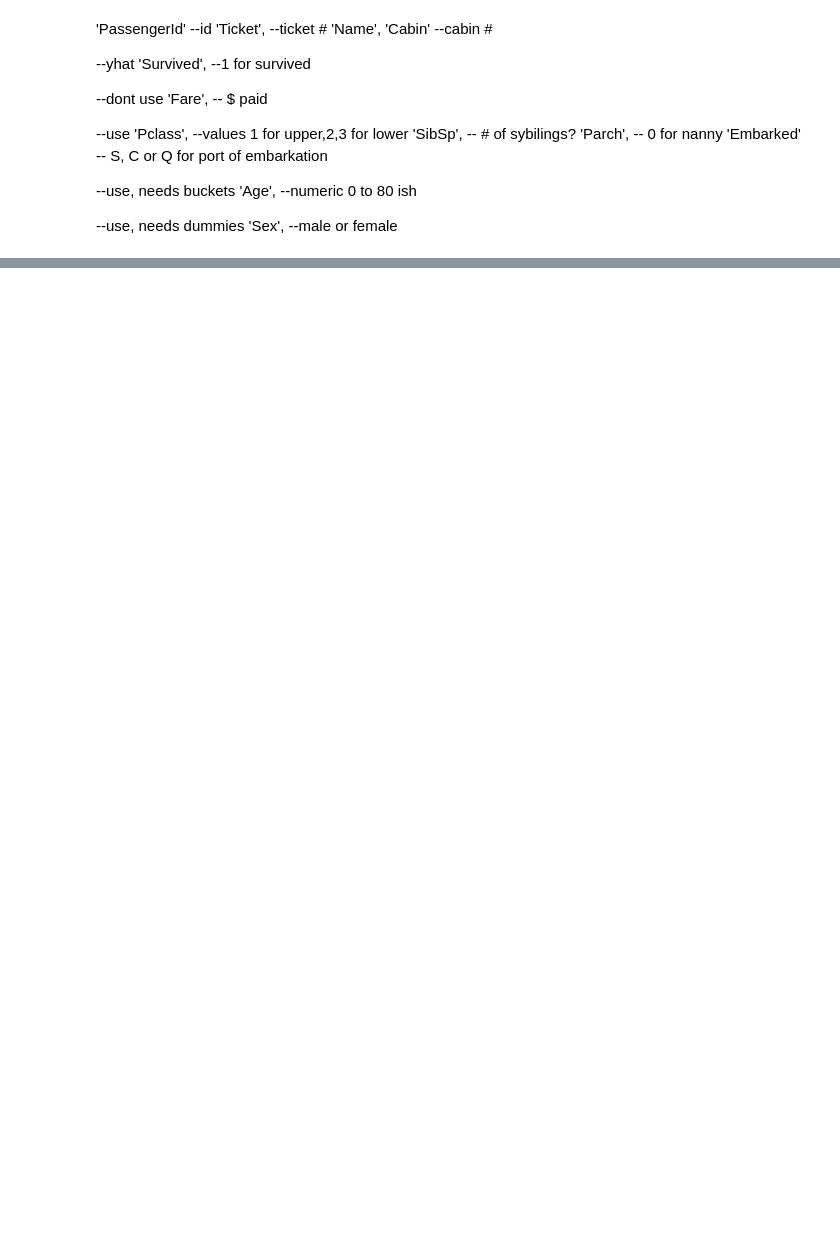
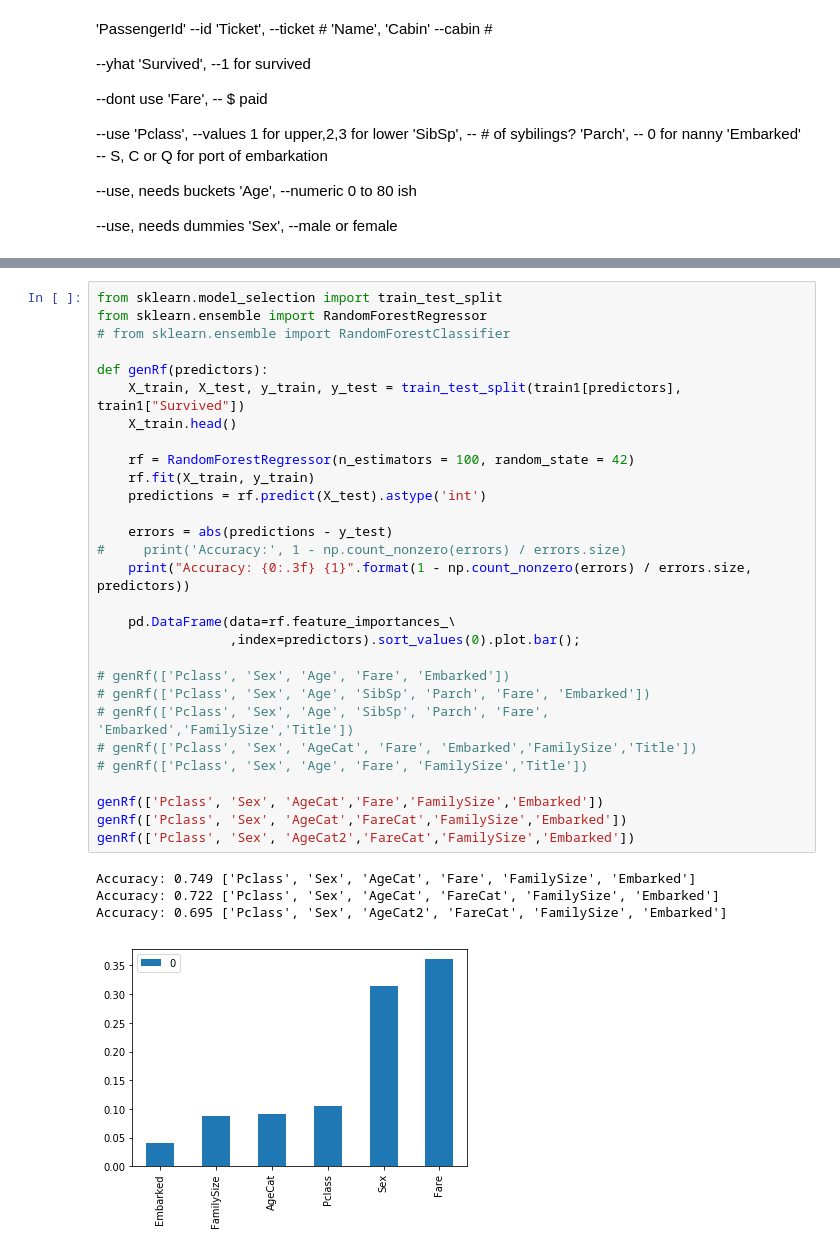
Before and after one commit to mondayn/py, a Jupyter notebook: titanic.ipynb, the cells around one changed output, grey strips where cells are left out. Drawn from its saved outputs; the diff is of its cells as text; blank space fills up the shorter version.

```diff
--- a/titanic.ipynb
+++ b/titanic.ipynb
@@ -79,0 +152,34 @@ Name: Fare, dtype: float64
+# %%
+from sklearn.model_selection import train_test_split
+from sklearn.ensemble import RandomForestRegressor
+# from sklearn.ensemble import RandomForestClassifier
+
+def genRf(predictors):
+    X_train, X_test, y_train, y_test = train_test_split(train1[predictors], train1["Survived"])
+    X_train.head()
+
+    rf = RandomForestRegressor(n_estimators = 100, random_state = 42)
+    rf.fit(X_train, y_train)
+    predictions = rf.predict(X_test).astype('int')
+
+    errors = abs(predictions - y_test)
+#     print('Accuracy:', 1 - np.count_nonzero(errors) / errors.size)
+    print("Accuracy: {0:.3f} {1}".format(1 - np.count_nonzero(errors) / errors.size, predictors))
+
+    pd.DataFrame(data=rf.feature_importances_\
+                 ,index=predictors).sort_values(0).plot.bar();
+
+# genRf(['Pclass', 'Sex', 'Age', 'Fare', 'Embarked'])
+# genRf(['Pclass', 'Sex', 'Age', 'SibSp', 'Parch', 'Fare', 'Embarked'])
+# genRf(['Pclass', 'Sex', 'Age', 'SibSp', 'Parch', 'Fare', 'Embarked','FamilySize','Title'])
+# genRf(['Pclass', 'Sex', 'AgeCat', 'Fare', 'Embarked','FamilySize','Title'])
+# genRf(['Pclass', 'Sex', 'Age', 'Fare', 'FamilySize','Title'])
+
+genRf(['Pclass', 'Sex', 'AgeCat','Fare','FamilySize','Embarked'])
+genRf(['Pclass', 'Sex', 'AgeCat','FareCat','FamilySize','Embarked'])
+genRf(['Pclass', 'Sex', 'AgeCat2','FareCat','FamilySize','Embarked'])
+# %% [output]
+Accuracy: 0.749 ['Pclass', 'Sex', 'AgeCat', 'Fare', 'FamilySize', 'Embarked']
+Accuracy: 0.722 ['Pclass', 'Sex', 'AgeCat', 'FareCat', 'FamilySize', 'Embarked']
+Accuracy: 0.695 ['Pclass', 'Sex', 'AgeCat2', 'FareCat', 'FamilySize', 'Embarked']
+[figure, added]
```
Also changed, not shown: parts of 20 cells of this notebook, 4 other files.
